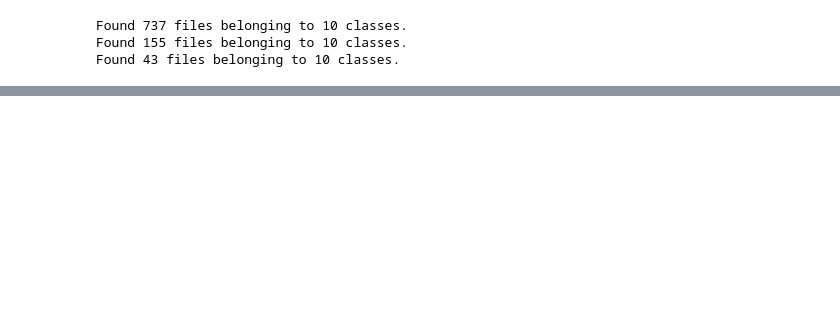
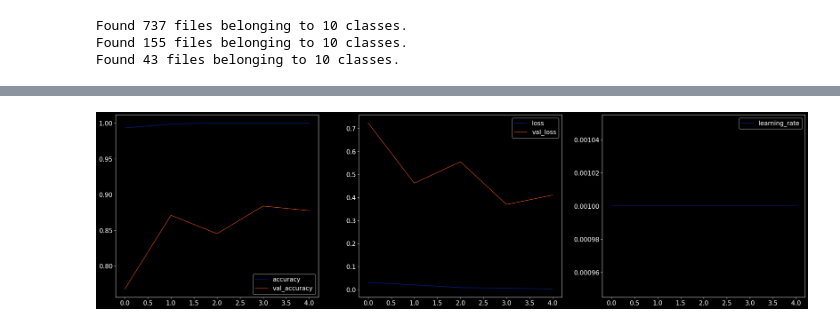
Before and after one commit to sanketmishra009/aiml, a Jupyter notebook: deepLearning/vision/transfer_learning.ipynb, the cells around one changed output, grey strips where cells are left out. Cells and saved outputs as stored; diff of their text form; code cells hidden in the pictures; blank space fills up the shorter version.

Commit message:
transfer learning complete

```diff
--- a/deepLearning/vision/transfer_learning.ipynb
+++ b/deepLearning/vision/transfer_learning.ipynb
@@ -42,0 +188,12 @@ Found 43 files belonging to 10 classes.
+# %%
+myvgg = tf.keras.Sequential(
+    name = 'myvgg' ,
+    layers = [
+        premodel,
+        tf.keras.layers.Flatten(),
+        tf.keras.layers.Dense(10 , activation = 'softmax')
+    ]
+)
+for i , layer in enumerate(myvgg.layers):
+    print(f"{i} , {layer.__class__.__name__} , trainable = {layer.trainable}")
+myvgg.summary()
@@ -42,0 +217,32 @@ Found 43 files belonging to 10 classes.
+# %%
+def compileTrain(model , traindata , validationdata , epochs = 10 , cpath = './models/myvgg.keras'):
+    callbacks = [
+        keras.callbacks.ReduceLROnPlateau(
+            monitor="val_loss", factor=0.3, patience=5, min_lr=0.00001
+        ),
+        # keras.callbacks.ModelCheckpoint('./models', save_weights_only=True, monitor='val_accuracy', mode='max', save_best_only=True),
+        keras.callbacks.EarlyStopping(
+            monitor="val_loss", patience=10, min_delta=0.001, mode='min'
+        )
+    ]
+
+    model.compile(optimizer = 'adam' , loss = 'sparse_categorical_crossentropy' , metrics = ['accuracy'])
+    hist = model.fit(traindata , validation_data = validationdata , epochs = epochs , callbacks = callbacks)
+    model.save(cpath)
+    return hist
+# %%
+def plot_metrics(history , metrics = ['accuracy' , 'loss' , 'learning_rate']):
+    fig , ax = plt.subplots( 1 , len(metrics) ,figsize = (10 * len(metrics) , 8))
+
+    for i , metric in enumerate(metrics):
+        ax[i].plot(history.history[metric] , label = metric)
+        ax[i].tick_params(axis = 'x' , labelsize = 15)
+        ax[i].tick_params(axis = 'y' , labelsize = 15)
+
+        if 'val_'+metric in history.history:
+            ax[i].plot(history.history['val_'+metric], label = 'val_'+metric)
+        ax[i].legend(fontsize = 15)
+# %%
+vgghist = compileTrain(myvgg , traindata , validationdata , epochs = 5)
+plot_metrics(vgghist)
+# %% [output]
@@ -42,0 +259 @@ Found 43 files belonging to 10 classes.
+[figure, added]
```
Also changed, not shown: parts of 8 cells of this notebook, 3 other files.
